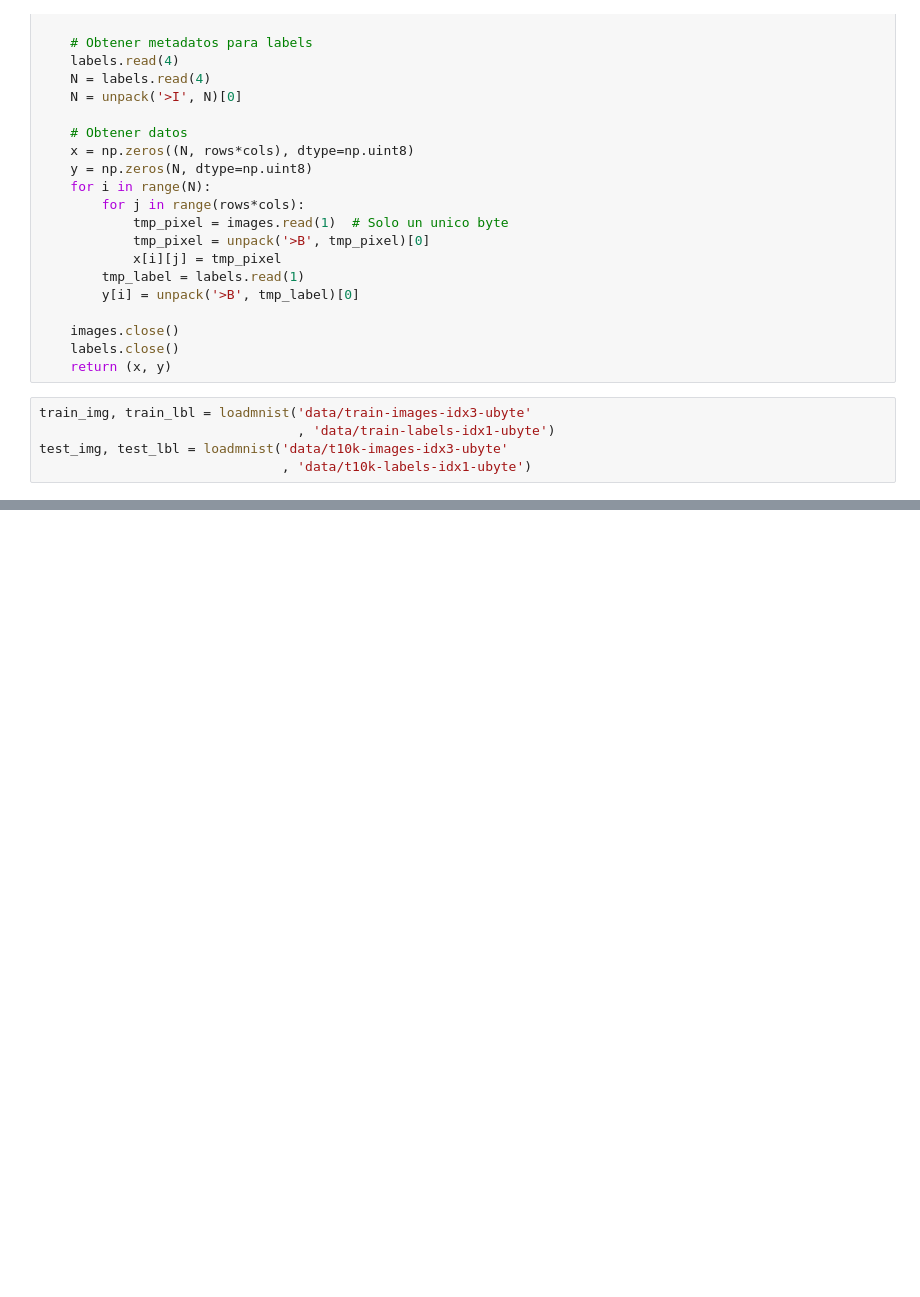
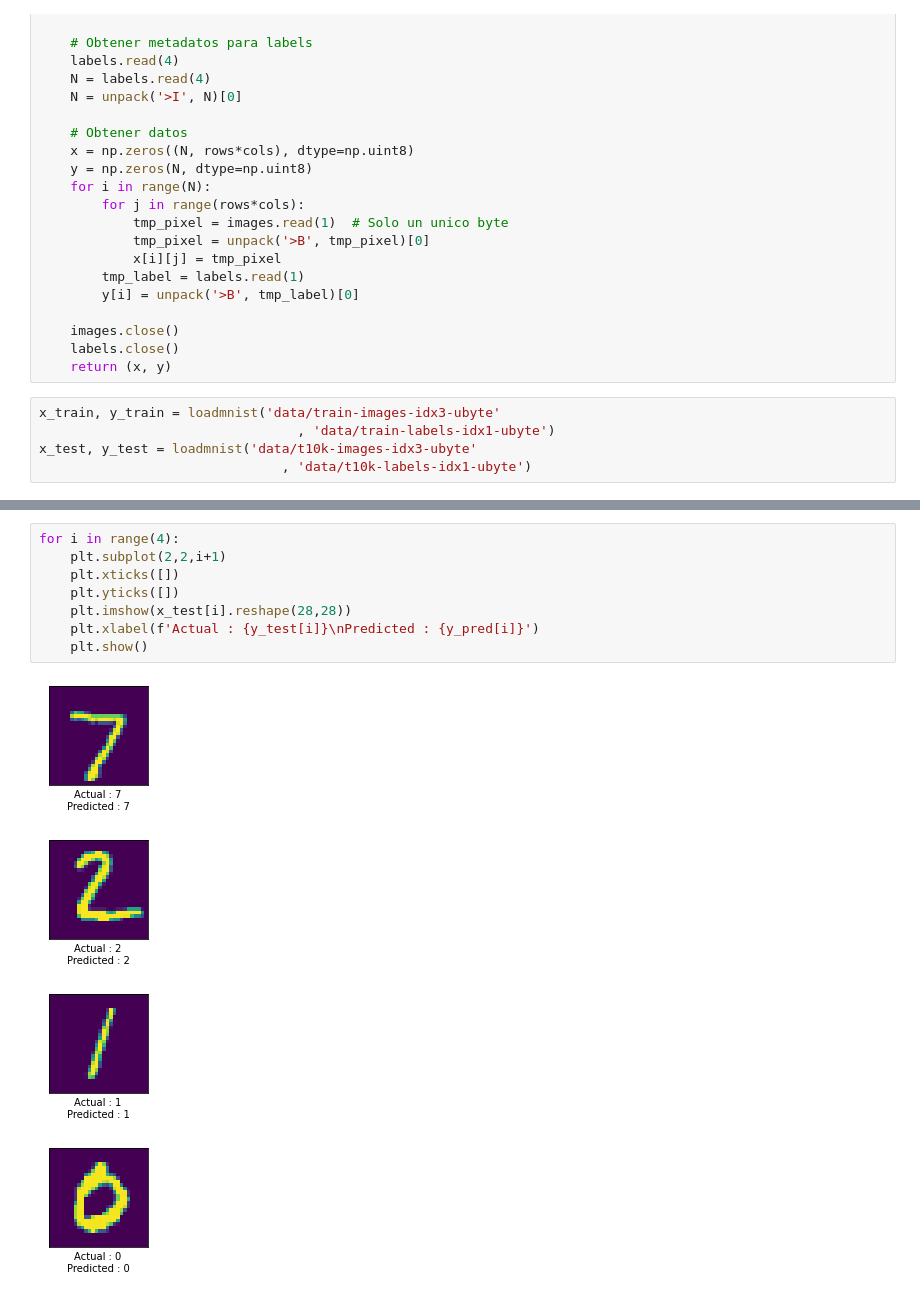
Before and after one commit to cheems-dev/teo, a Jupyter notebook: main.ipynb, the cells around one changed output, grey strips where cells are left out. Saved outputs shown, nothing was run; the diff lists cells and outputs as text; blank space fills up the shorter version.

```diff
--- a/main.ipynb
+++ b/main.ipynb
@@ -43,7 +43,7 @@ def loadmnist(imagefile, labelfile):
     labels.close()
     return (x, y)
 # %%
-train_img, train_lbl = loadmnist('data/train-images-idx3-ubyte'
+x_train, y_train = loadmnist('data/train-images-idx3-ubyte'
                                  , 'data/train-labels-idx1-ubyte')
-test_img, test_lbl = loadmnist('data/t10k-images-idx3-ubyte'
+x_test, y_test = loadmnist('data/t10k-images-idx3-ubyte'
                                , 'data/t10k-labels-idx1-ubyte')
@@ -73,0 +82,13 @@ for index, (image, label) in enumerate(zip(train_img[0:5], train_lbl[0:5])):
+# %%
+for i in range(4):
+    plt.subplot(2,2,i+1)
+    plt.xticks([])
+    plt.yticks([])
+    plt.imshow(x_test[i].reshape(28,28))
+    plt.xlabel(f'Actual : {y_test[i]}\nPredicted : {y_pred[i]}')
+    plt.show()
+# %% [output]
+[figure, added]
+[figure, added]
+[figure, added]
+[figure, added]
```
Also changed, not shown: parts of 9 cells of this notebook, 2 other files.
